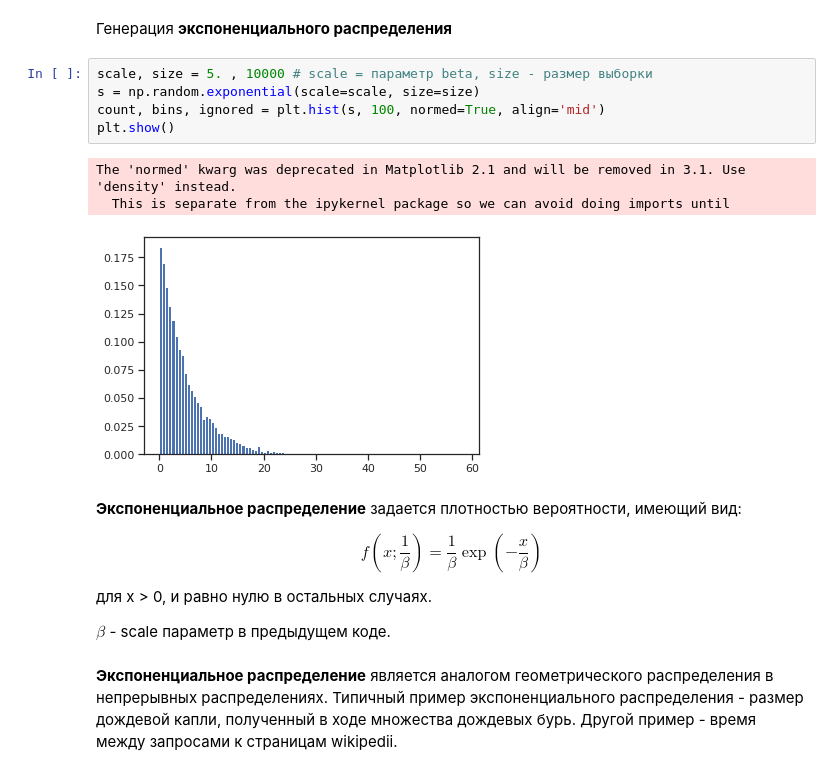
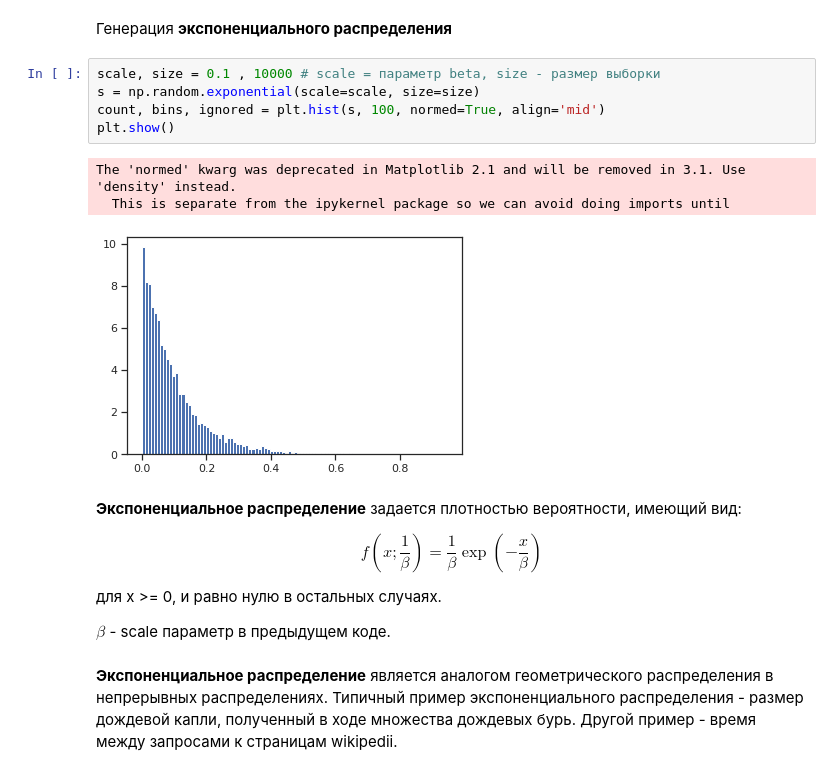
Before and after one commit to yustinaivanova/netology_statistics_february_20, a Jupyter notebook: lecture_2.ipynb, the cells around one changed output. Drawn from its saved outputs; the diff is of its cells as text.

```diff
--- a/lecture_2.ipynb
+++ b/lecture_2.ipynb
@@ -444,20 +452,20 @@ $$p(x)=\frac{1}{\sigma x\sqrt{2\pi }}e^{-\frac{(ln(x)-\mu )^{2}}{2\sigma^{2}}}$$
 # %% [markdown]
 Генерация **экспоненциального распределения**
 # %%
-scale, size = 5. , 10000 # scale = параметр beta, size - размер выборки
+scale, size = 0.1 , 10000 # scale = параметр beta, size - размер выборки
 s = np.random.exponential(scale=scale, size=size)
 count, bins, ignored = plt.hist(s, 100, normed=True, align='mid')
 plt.show()
 # %% [output]
 The 'normed' kwarg was deprecated in Matplotlib 2.1 and will be removed in 3.1. Use 'density' instead.
   This is separate from the ipykernel package so we can avoid doing imports until
-[figure, old version]
+[figure, new version]
 # %% [markdown]
 **Экспоненциальное распределение** задается плотностью вероятности, имеющий вид:
 
 $$f(x;\frac{1}{\beta}) = \frac{1}{\beta} \exp(-\frac{x}{\beta})$$
 
-для x > 0, и равно нулю в остальных случаях.
+для x >= 0, и равно нулю в остальных случаях.
 
 $\beta$ - scale параметр в предыдущем коде.
 # %% [markdown]
```
Also changed, not shown: parts of 31 cells of this notebook, 2 other files.
